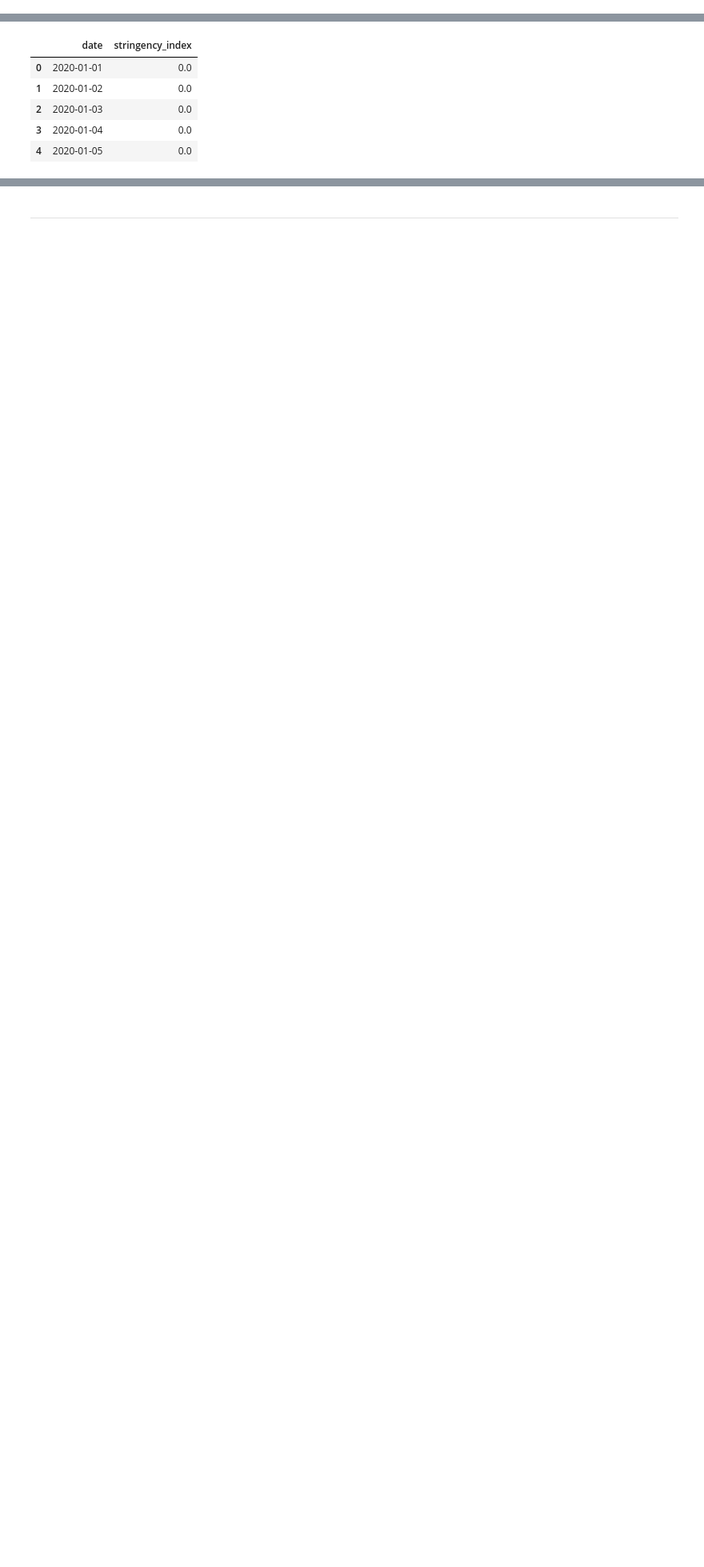
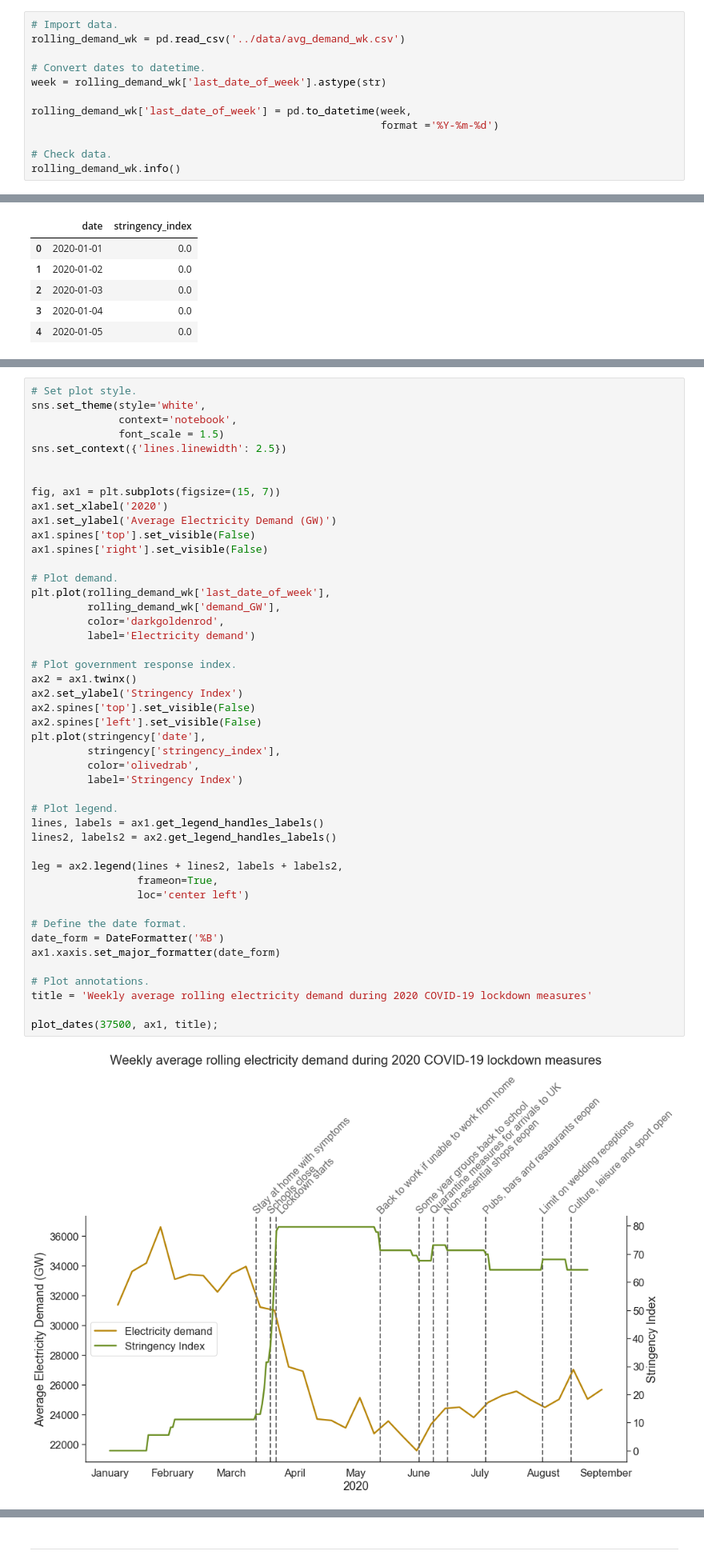
Before and after one commit to robynfsj/cfg-big-data-challenge, a Jupyter notebook: notebooks/submission.ipynb, the cells around one changed output, grey strips where cells are left out. Shown at 80% size. Saved outputs shown, nothing was run; the diff lists cells and outputs as text; blank space fills up the shorter version.

```diff
--- a/notebooks/submission.ipynb
+++ b/notebooks/submission.ipynb
@@ -264,0 +288,12 @@ demand
+# %%
+# Import data.
+rolling_demand_wk = pd.read_csv('../data/avg_demand_wk.csv')
+
+# Convert dates to datetime.
+week = rolling_demand_wk['last_date_of_week'].astype(str)
+
+rolling_demand_wk['last_date_of_week'] = pd.to_datetime(week,
+                                                        format ='%Y-%m-%d')
+
+# Check data.
+rolling_demand_wk.info()
@@ -995,0 +1147,48 @@ ax1.xaxis.set_major_formatter(date_form)
+# %%
+# Set plot style.
+sns.set_theme(style='white',
+              context='notebook',
+              font_scale = 1.5)
+sns.set_context({'lines.linewidth': 2.5})
+
+
+fig, ax1 = plt.subplots(figsize=(15, 7))
+ax1.set_xlabel('2020')
+ax1.set_ylabel('Average Electricity Demand (GW)')
+ax1.spines['top'].set_visible(False)
+ax1.spines['right'].set_visible(False)
+
+# Plot demand.
+plt.plot(rolling_demand_wk['last_date_of_week'],
+         rolling_demand_wk['demand_GW'],
+         color='darkgoldenrod',
+         label='Electricity demand')
+
+# Plot government response index.
+ax2 = ax1.twinx()
+ax2.set_ylabel('Stringency Index')
+ax2.spines['top'].set_visible(False)
+ax2.spines['left'].set_visible(False)
+plt.plot(stringency['date'],
+         stringency['stringency_index'],
+         color='olivedrab',
+         label='Stringency Index')
+
+# Plot legend.
+lines, labels = ax1.get_legend_handles_labels()
+lines2, labels2 = ax2.get_legend_handles_labels()
+
+leg = ax2.legend(lines + lines2, labels + labels2,
+                 frameon=True,
+                 loc='center left')
+
+# Define the date format.
+date_form = DateFormatter('%B')
+ax1.xaxis.set_major_formatter(date_form)
+
+# Plot annotations.
+title = 'Weekly average rolling electricity demand during 2020 COVID-19 lockdown measures'
+
+plot_dates(37500, ax1, title);
+# %% [output]
+[figure, added]
```
Also changed, not shown: parts of 23 cells of this notebook.
